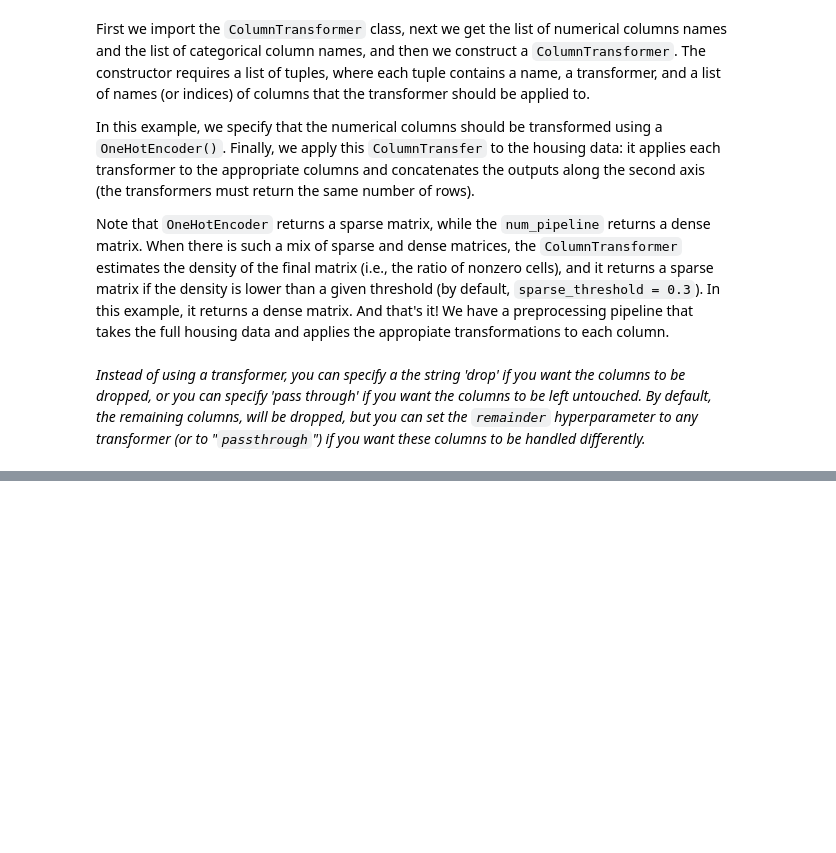
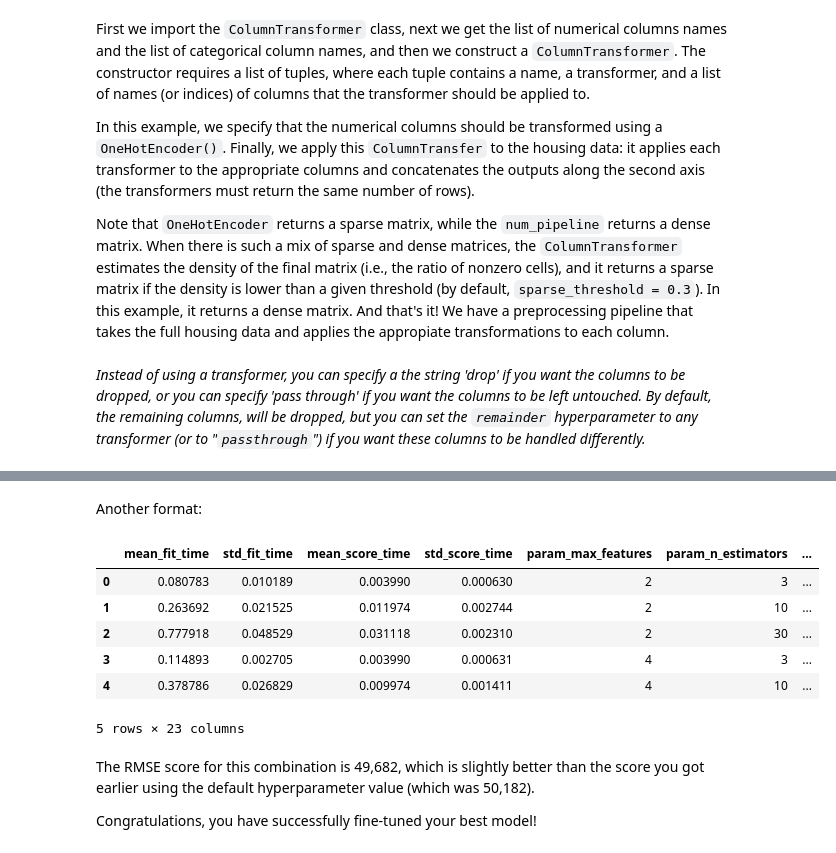
Before and after one commit to jobquiroz/Hands_on_ML, a Jupyter notebook: Chap_02_Housing_Prices/Housing Prices.ipynb, the cells around one changed output, grey strips where cells are left out. Saved outputs shown, nothing was run; the diff lists cells and outputs as text; code cells hidden in the pictures; blank space fills up the shorter version.

```diff
--- a/Chap_02_Housing_Prices/Housing Prices.ipynb
+++ b/Chap_02_Housing_Prices/Housing Prices.ipynb
@@ -1023,0 +1080,5 @@ Note that `OneHotEncoder` returns a sparse matrix, while the `num_pipeline` retu
+# %%
+from sklearn.tree import DecisionTreeRegressor
+
+tree_reg = DecisionTreeRegressor(random_state=42)
+tree_reg.fit(housing_prepared, housing_labels)
@@ -1023,0 +1160,10 @@ Note that `OneHotEncoder` returns a sparse matrix, while the `num_pipeline` retu
+# %%
+from sklearn.ensemble import RandomForestRegressor
+
+forest_reg = RandomForestRegressor(n_estimators=100, random_state=42)  # n_estimators = 100 since it is going to be the future default value
+forest_reg.fit(housing_prepared, housing_labels)
+
+housing_predictions = forest_reg.predict(housing_prepared)
+forest_mse = mean_squared_error(housing_labels, housing_predictions)
+forest_rmse = np.sqrt(forest_mse)
+forest_rmse
@@ -1023,0 +1193,9 @@ Note that `OneHotEncoder` returns a sparse matrix, while the `num_pipeline` retu
+# %%
+from sklearn.svm import SVR
+
+svm_reg = SVR(kernel="linear")
+svm_reg.fit(housing_prepared, housing_labels)
+housing_predictions = svm_reg.predict(housing_prepared)
+svm_mse = mean_squared_error(housing_labels, housing_predictions)
+svm_rmse = np.sqrt(svm_mse)
+svm_rmse
@@ -1023,0 +1212,16 @@ Note that `OneHotEncoder` returns a sparse matrix, while the `num_pipeline` retu
+# %%
+from sklearn.model_selection import GridSearchCV
+
+param_grid = [
+    # try 12 (3×4) combinations of hyperparameters
+    {'n_estimators': [3, 10, 30], 'max_features': [2, 4, 6, 8]},
+    # then try 6 (2×3) combinations with bootstrap set as False
+    {'bootstrap': [False], 'n_estimators': [3, 10], 'max_features': [2, 3, 4]},
+  ]
+
+forest_reg = RandomForestRegressor(random_state=42)
+# train across 5 folds, that's a total of (12+6)*5=90 rounds of training
+grid_search = GridSearchCV(forest_reg, param_grid, cv=5,
+                           scoring='neg_mean_squared_error',
+                           return_train_score=True)
+grid_search.fit(housing_prepared, housing_labels)
@@ -1023,0 +1274,16 @@ Note that `OneHotEncoder` returns a sparse matrix, while the `num_pipeline` retu
+# %% [markdown]
+Another format:
+# %%
+pd.DataFrame(grid_search.cv_results_).head()
+# %% [output]
+|  | mean_fit_time | std_fit_time | mean_score_time | std_score_time | param_max_features | param_n_estimators | ... |
+| 0 | 0.080783 | 0.010189 | 0.003990 | 0.000630 | 2 | 3 | ... |
+| 1 | 0.263692 | 0.021525 | 0.011974 | 0.002744 | 2 | 10 | ... |
+| 2 | 0.777918 | 0.048529 | 0.031118 | 0.002310 | 2 | 30 | ... |
+| 3 | 0.114893 | 0.002705 | 0.003990 | 0.000631 | 4 | 3 | ... |
+| 4 | 0.378786 | 0.026829 | 0.009974 | 0.001411 | 4 | 10 | ... |
+5 rows × 23 columns
+# %% [markdown]
+The RMSE score for this combination is 49,682, which is slightly better than the score you got earlier using the default hyperparameter value (which was 50,182).
+
+Congratulations, you have successfully fine-tuned your best model!
```
Also changed, not shown: parts of 49 cells of this notebook.
